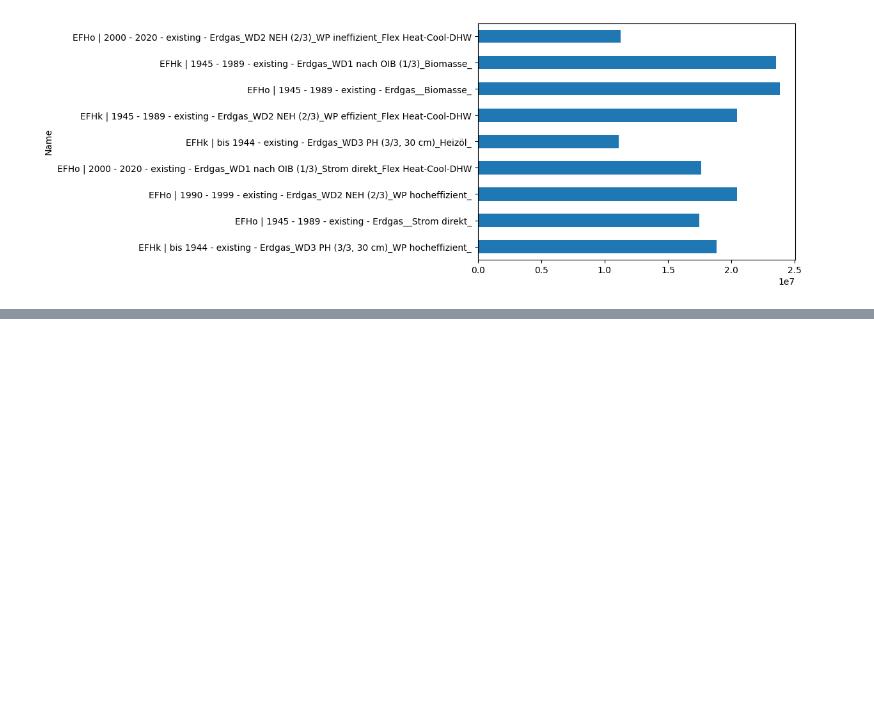
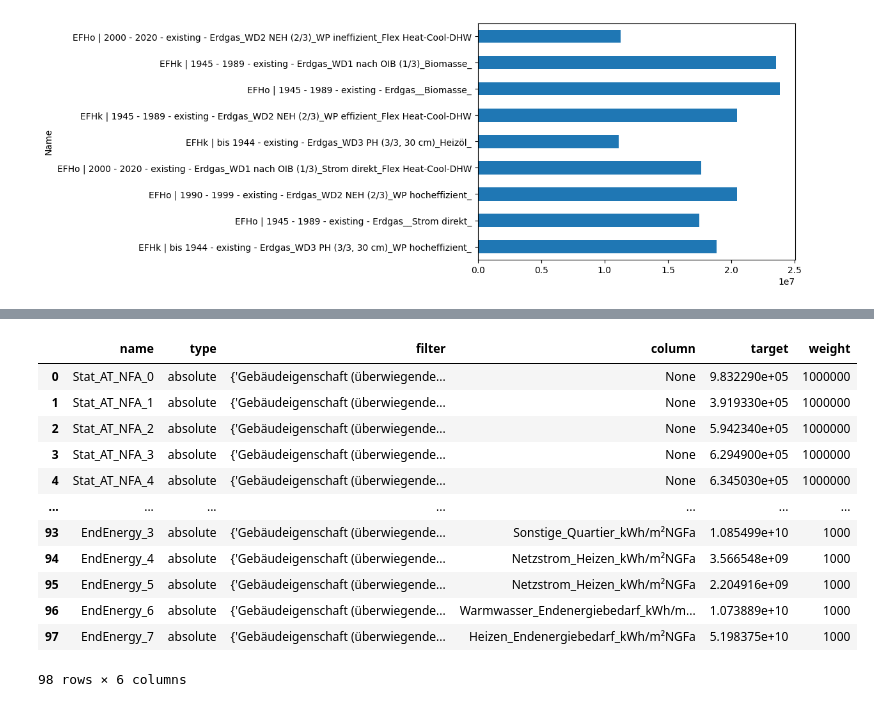
Before and after one commit to simonschaluppe/archifer, a Jupyter notebook: notebooks/from_scratch.ipynb, the cells around one changed output, grey strips where cells are left out. Cells and saved outputs as stored; diff of their text form; code cells hidden in the pictures; blank space fills up the shorter version.

```diff
--- a/notebooks/from_scratch.ipynb
+++ b/notebooks/from_scratch.ipynb
@@ -379,0 +414,16 @@ bs.plot_result()
+# %%
+bs.list_constraints()
+# %% [output]
+|  | name | type | filter | column | target | weight |
+| 0 | Stat_AT_NFA_0 | absolute | {'Gebäudeigenschaft (überwiegende... | None | 9.832290e+05 | 1000000 |
+| 1 | Stat_AT_NFA_1 | absolute | {'Gebäudeigenschaft (überwiegende... | None | 3.919330e+05 | 1000000 |
+| 2 | Stat_AT_NFA_2 | absolute | {'Gebäudeigenschaft (überwiegende... | None | 5.942340e+05 | 1000000 |
+| 3 | Stat_AT_NFA_3 | absolute | {'Gebäudeigenschaft (überwiegende... | None | 6.294900e+05 | 1000000 |
+| 4 | Stat_AT_NFA_4 | absolute | {'Gebäudeigenschaft (überwiegende... | None | 6.345030e+05 | 1000000 |
+| ... | ... | ... | ... | ... | ... | ... |
+| 93 | EndEnergy_3 | absolute | {'Gebäudeigenschaft (überwiegende... | Sonstige_Quartier_kWh/m²NGFa | 1.085499e+10 | 1000 |
+| 94 | EndEnergy_4 | absolute | {'Gebäudeigenschaft (überwiegende... | Netzstrom_Heizen_kWh/m²NGFa | 3.566548e+09 | 1000 |
+| 95 | EndEnergy_5 | absolute | {'Gebäudeigenschaft (überwiegende... | Netzstrom_Heizen_kWh/m²NGFa | 2.204916e+09 | 1000 |
+| 96 | EndEnergy_6 | absolute | {'Gebäudeigenschaft (überwiegende... | Warmwasser_Endenergiebedarf_kWh/m... | 1.073889e+10 | 1000 |
+| 97 | EndEnergy_7 | absolute | {'Gebäudeigenschaft (überwiegende... | Heizen_Endenergiebedarf_kWh/m²NGFa | 5.198375e+10 | 1000 |
+98 rows × 6 columns
```
Also changed, not shown: parts of 14 cells of this notebook, 8 other files.
